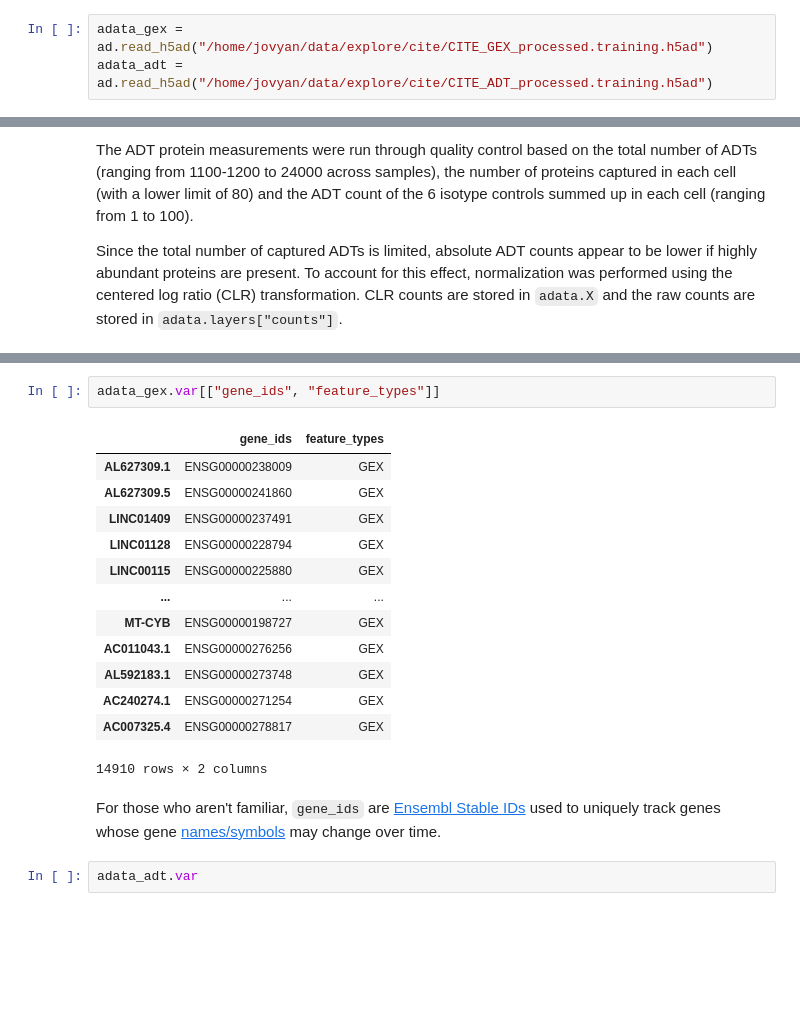
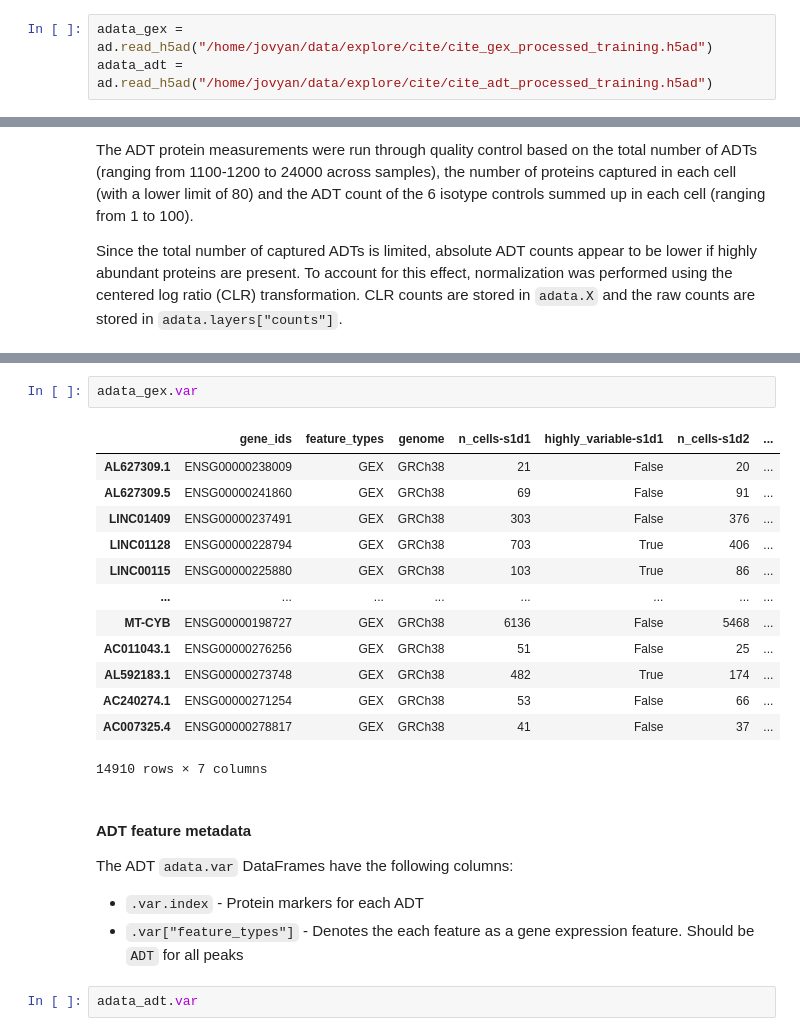
Before and after one commit to openproblems-bio/neurips2021-notebooks, a Jupyter notebook: notebooks/explore/explore_citeseq.ipynb, the cells around one changed output, grey strips where cells are left out. Drawn from its saved outputs; the diff is of its cells as text; blank space fills up the shorter version.

```diff
--- a/notebooks/explore/explore_citeseq.ipynb
+++ b/notebooks/explore/explore_citeseq.ipynb
@@ -28,8 +28,8 @@ The data is stored in two AnnData objects, one for each modality. Full documenta
 
 Let's load the cite data.
 # %%
-adata_gex = ad.read_h5ad("/home/jovyan/data/explore/cite/CITE_GEX_processed.training.h5ad")
-adata_adt = ad.read_h5ad("/home/jovyan/data/explore/cite/CITE_ADT_processed.training.h5ad")
+adata_gex = ad.read_h5ad("/home/jovyan/data/explore/cite/cite_gex_processed_training.h5ad")
+adata_adt = ad.read_h5ad("/home/jovyan/data/explore/cite/cite_adt_processed_training.h5ad")
 # %% [markdown]
 ### What is the data?
 
@@ -73,21 +84,26 @@ More information about the features are available in the `.var` DataFrames of ea
 # %%
-adata_gex.var[["gene_ids", "feature_types"]]
+adata_gex.var
 # %% [output]
-|  | gene_ids | feature_types |
-| AL627309.1 | ENSG00000238009 | GEX |
-| AL627309.5 | ENSG00000241860 | GEX |
-| LINC01409 | ENSG00000237491 | GEX |
-| LINC01128 | ENSG00000228794 | GEX |
-| LINC00115 | ENSG00000225880 | GEX |
-| ... | ... | ... |
-| MT-CYB | ENSG00000198727 | GEX |
-| AC011043.1 | ENSG00000276256 | GEX |
-| AL592183.1 | ENSG00000273748 | GEX |
-| AC240274.1 | ENSG00000271254 | GEX |
-| AC007325.4 | ENSG00000278817 | GEX |
+|  | gene_ids | feature_types | genome | n_cells-s1d1 | highly_variable-s1d1 | n_cells-s1d2 | ... |
+| AL627309.1 | ENSG00000238009 | GEX | GRCh38 | 21 | False | 20 | ... |
+| AL627309.5 | ENSG00000241860 | GEX | GRCh38 | 69 | False | 91 | ... |
+| LINC01409 | ENSG00000237491 | GEX | GRCh38 | 303 | False | 376 | ... |
+| LINC01128 | ENSG00000228794 | GEX | GRCh38 | 703 | True | 406 | ... |
+| LINC00115 | ENSG00000225880 | GEX | GRCh38 | 103 | True | 86 | ... |
+| ... | ... | ... | ... | ... | ... | ... | ... |
+| MT-CYB | ENSG00000198727 | GEX | GRCh38 | 6136 | False | 5468 | ... |
+| AC011043.1 | ENSG00000276256 | GEX | GRCh38 | 51 | False | 25 | ... |
+| AL592183.1 | ENSG00000273748 | GEX | GRCh38 | 482 | True | 174 | ... |
+| AC240274.1 | ENSG00000271254 | GEX | GRCh38 | 53 | False | 66 | ... |
+| AC007325.4 | ENSG00000278817 | GEX | GRCh38 | 41 | False | 37 | ... |
-14910 rows × 2 columns
+14910 rows × 7 columns
 # %% [markdown]
-For those who aren't familiar, `gene_ids` are [Ensembl Stable IDs](https://useast.ensembl.org/info/genome/stable_ids/index.html) used to uniquely track genes whose gene [names/symbols](https://m.ensembl.org/info/genome/genebuild/gene_names.html) may change over time.
+#### ADT feature metadata
+
+The ADT `adata.var` DataFrames have the following columns:
+
+* `.var.index` - Protein markers for each ADT
+* `.var["feature_types"]` - Denotes the each feature as a gene expression feature. Should be `ADT` for all peaks
 # %%
 adata_adt.var
 # %% [output]
```
Also changed, not shown: parts of 9 cells of this notebook, 1 other file.
